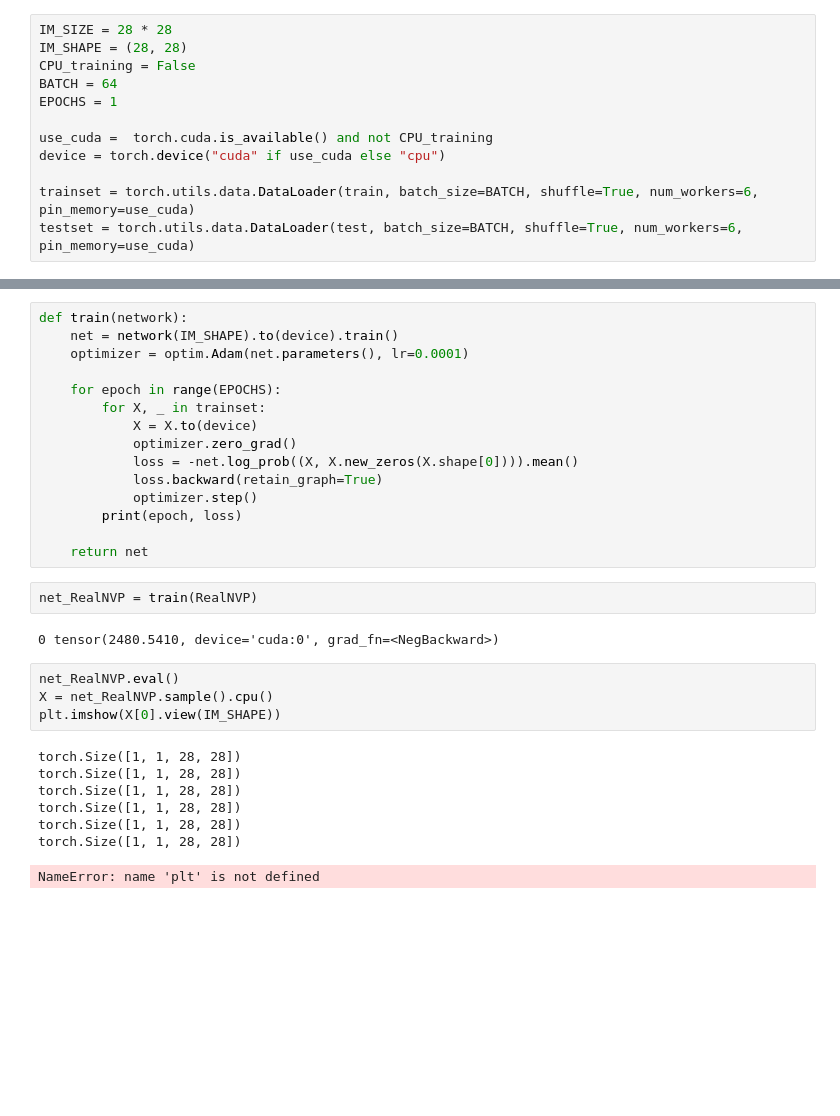
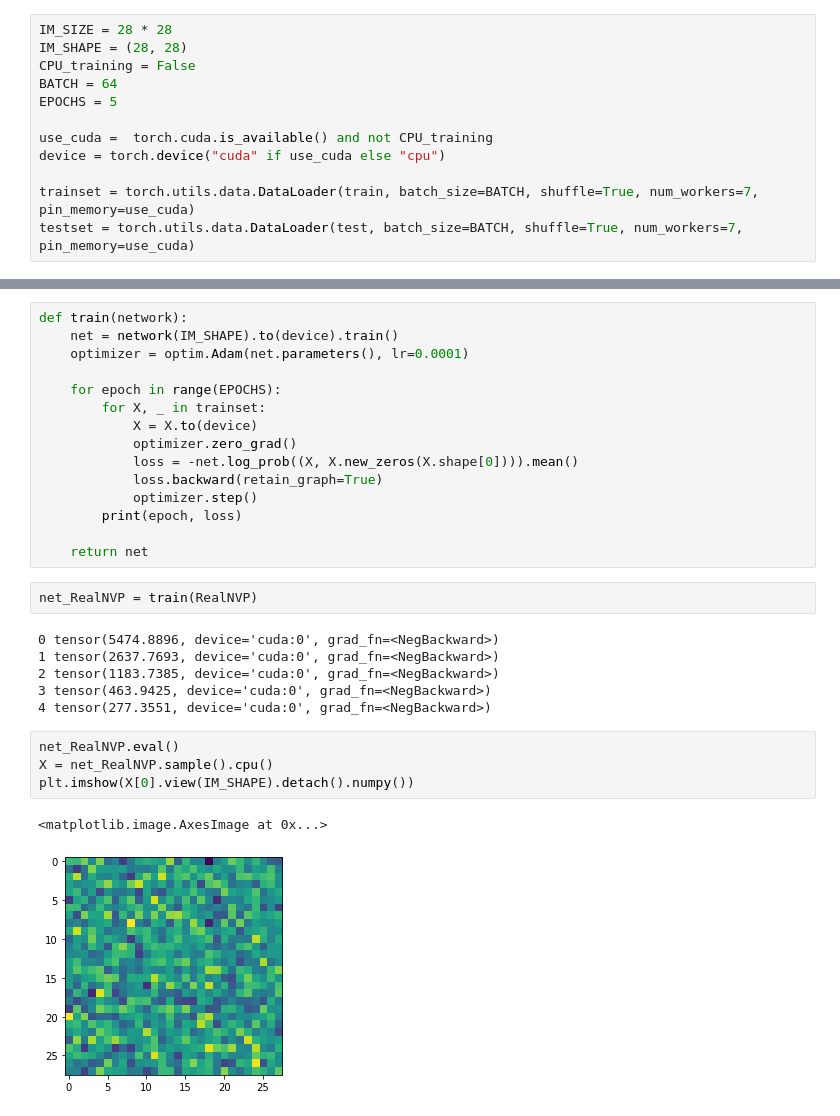
Before and after one commit to jjgsherwood/Bacholar_Thesis, a Jupyter notebook: real_nvp_MNIST.ipynb, the cells around one changed output, grey strips where cells are left out. Drawn from its saved outputs; the diff is of its cells as text; blank space fills up the shorter version.

```diff
--- a/real_nvp_MNIST.ipynb
+++ b/real_nvp_MNIST.ipynb
@@ -15,13 +16,13 @@ IM_SIZE = 28 * 28
 IM_SHAPE = (28, 28)
 CPU_training = False
 BATCH = 64
-EPOCHS = 1
+EPOCHS = 5
 
 use_cuda =  torch.cuda.is_available() and not CPU_training
 device = torch.device("cuda" if use_cuda else "cpu")
 
-trainset = torch.utils.data.DataLoader(train, batch_size=BATCH, shuffle=True, num_workers=6, pin_memory=use_cuda)
-testset = torch.utils.data.DataLoader(test, batch_size=BATCH, shuffle=True, num_workers=6, pin_memory=use_cuda)
+trainset = torch.utils.data.DataLoader(train, batch_size=BATCH, shuffle=True, num_workers=7, pin_memory=use_cuda)
+testset = torch.utils.data.DataLoader(test, batch_size=BATCH, shuffle=True, num_workers=7, pin_memory=use_cuda)
 # %%
 def nets():
     return nn.Sequential(nn.Conv2d(1, 1, kernel_size=1),
@@ -111,16 +112,15 @@ def train(network):
 # %%
 net_RealNVP = train(RealNVP)
 # %% [output]
-0 tensor(2480.5410, device='cuda:0', grad_fn=<NegBackward>)
+0 tensor(5474.8896, device='cuda:0', grad_fn=<NegBackward>)
+1 tensor(2637.7693, device='cuda:0', grad_fn=<NegBackward>)
+2 tensor(1183.7385, device='cuda:0', grad_fn=<NegBackward>)
+3 tensor(463.9425, device='cuda:0', grad_fn=<NegBackward>)
+4 tensor(277.3551, device='cuda:0', grad_fn=<NegBackward>)
 # %%
 net_RealNVP.eval()
 X = net_RealNVP.sample().cpu()
-plt.imshow(X[0].view(IM_SHAPE))
+plt.imshow(X[0].view(IM_SHAPE).detach().numpy())
 # %% [output]
-torch.Size([1, 1, 28, 28])
-torch.Size([1, 1, 28, 28])
-torch.Size([1, 1, 28, 28])
-torch.Size([1, 1, 28, 28])
-torch.Size([1, 1, 28, 28])
-torch.Size([1, 1, 28, 28])
+<matplotlib.image.AxesImage at 0x...>
-NameError: name 'plt' is not defined
+[figure, added]
```
Also changed, not shown: parts of 2 cells of this notebook.
